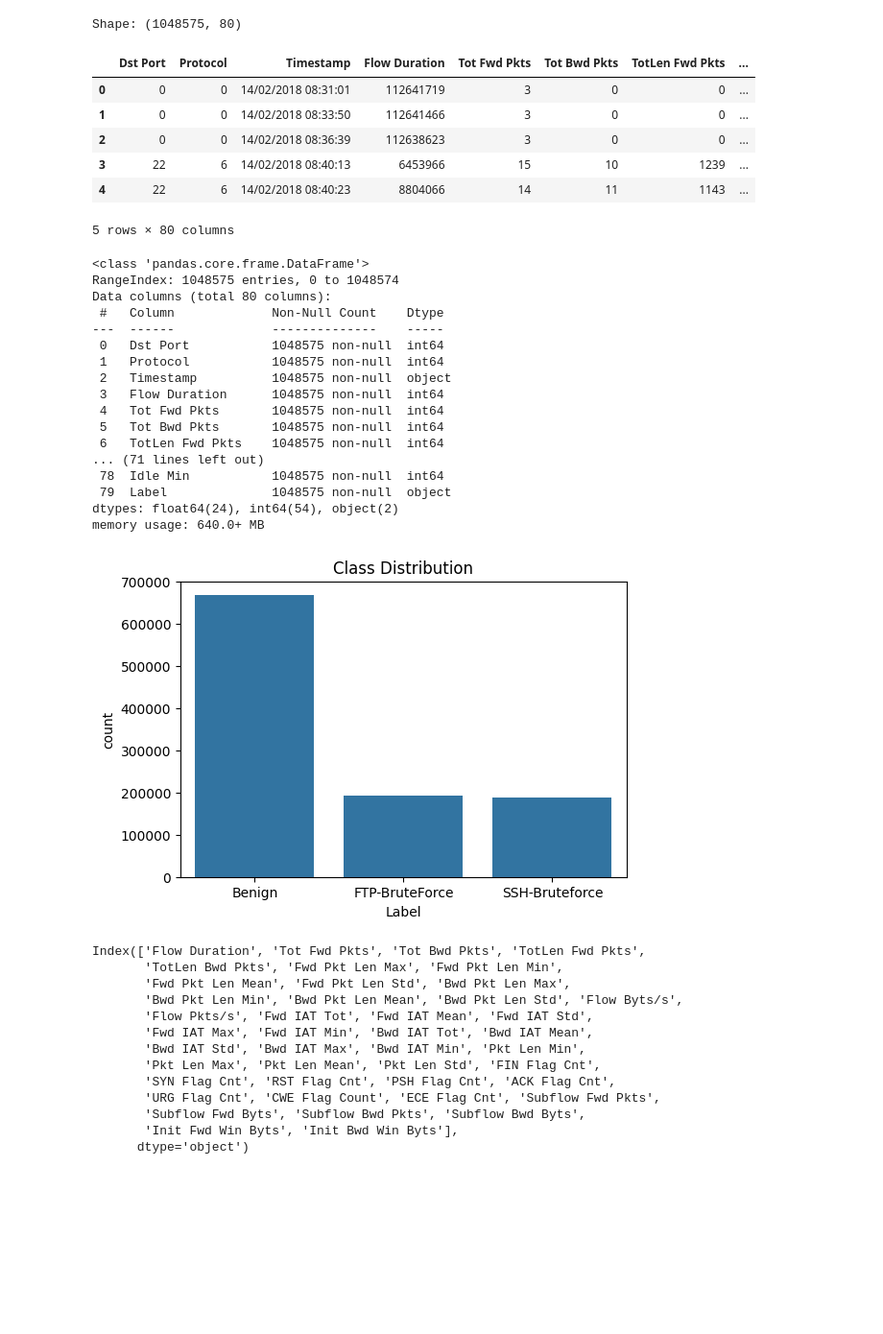
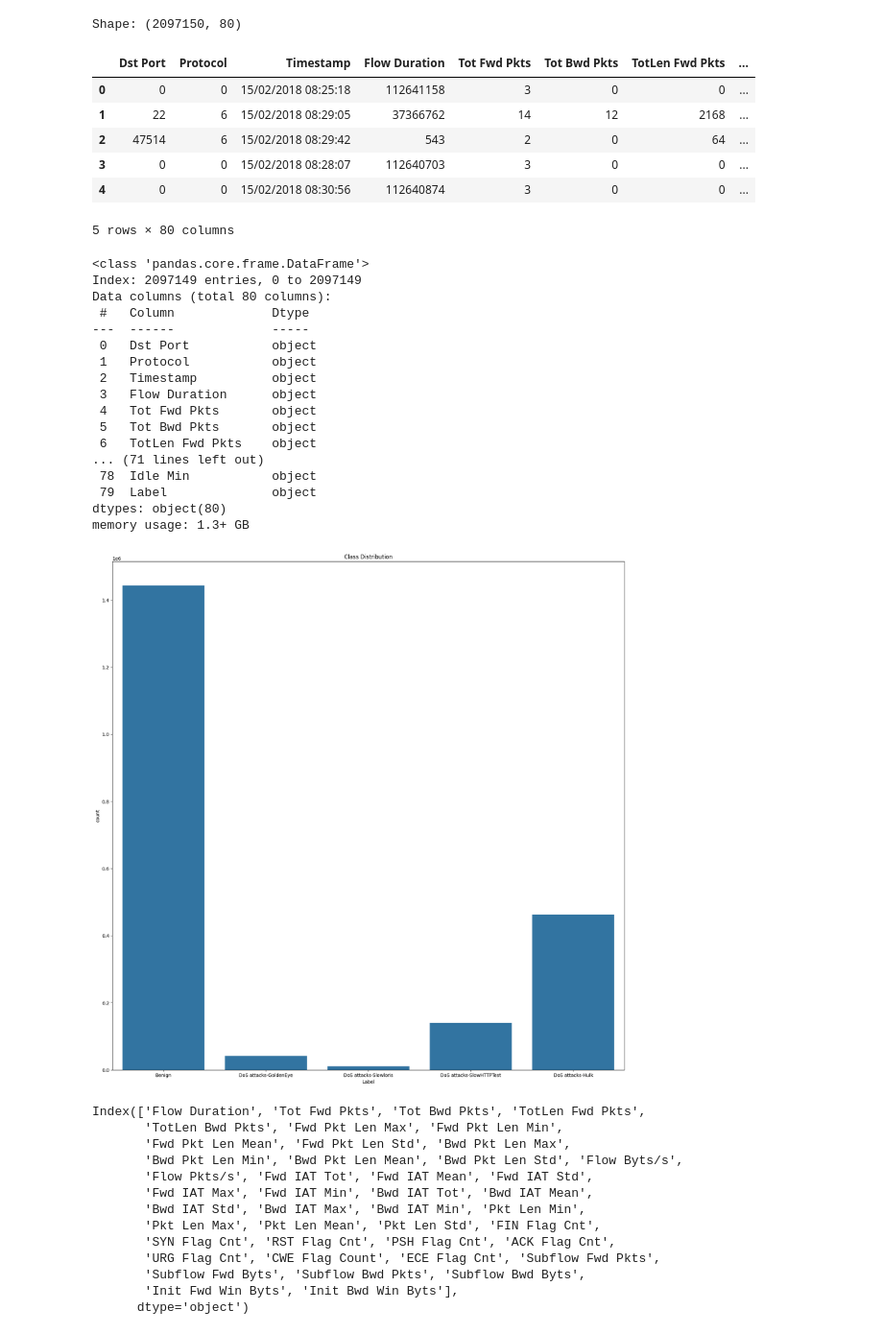
Before and after one commit to Andrew-Dron27/ML_IDS, a Jupyter notebook: IDS_Model.ipynb, the cells around one changed output. Shown at 96% size. Cells and saved outputs as stored; diff of their text form; code cells hidden in the pictures; blank space fills up the shorter version.

Commit message:
added random forest + more DOS data from dataset

```diff
--- a/IDS_Model.ipynb
+++ b/IDS_Model.ipynb
@@ -18,46 +19,53 @@ from sklearn.tree import DecisionTreeClassifier
 #from xgboost import XGBClassifier
 # %%
-data_path = "CSE-CIC-IDS2018/02-14-2018.csv"
+golden_eye_data_path = "CSE-CIC-IDS2018/02-15-2018.csv"
+slow_http_data_path = "CSE-CIC-IDS2018/02-16-2018.csv"
+
 #data_path = "CSE-CIC-IDS2018/02-15-2018.csv"
 #data_path = "sampled_output/sampled_combined.csv"
-dataset = pd.read_csv(data_path)
+golden_eye_dataset = pd.read_csv(golden_eye_data_path)
+slow_http_dataset = pd.read_csv(slow_http_data_path)
+dataset = pd.concat([golden_eye_dataset, slow_http_dataset], ignore_index=True)
 
 print("Shape:", dataset.shape)
 display(dataset.head())
+#one row has a label observation instead of the correct attack attribute
+#thus this takes 10x as long as it should :(
+dataset = dataset[dataset['Label'] != 'Label']
 dataset.info()
 # %% [output]
-Shape: (1048575, 80)
+Shape: (2097150, 80)
 |  | Dst Port | Protocol | Timestamp | Flow Duration | Tot Fwd Pkts | Tot Bwd Pkts | TotLen Fwd Pkts | ... |
-| 0 | 0 | 0 | 14/02/2018 08:31:01 | 112641719 | 3 | 0 | 0 | ... |
-| 1 | 0 | 0 | 14/02/2018 08:33:50 | 112641466 | 3 | 0 | 0 | ... |
-| 2 | 0 | 0 | 14/02/2018 08:36:39 | 112638623 | 3 | 0 | 0 | ... |
-| 3 | 22 | 6 | 14/02/2018 08:40:13 | 6453966 | 15 | 10 | 1239 | ... |
-| 4 | 22 | 6 | 14/02/2018 08:40:23 | 8804066 | 14 | 11 | 1143 | ... |
+| 0 | 0 | 0 | 15/02/2018 08:25:18 | 112641158 | 3 | 0 | 0 | ... |
+| 1 | 22 | 6 | 15/02/2018 08:29:05 | 37366762 | 14 | 12 | 2168 | ... |
+| 2 | 47514 | 6 | 15/02/2018 08:29:42 | 543 | 2 | 0 | 64 | ... |
+| 3 | 0 | 0 | 15/02/2018 08:28:07 | 112640703 | 3 | 0 | 0 | ... |
+| 4 | 0 | 0 | 15/02/2018 08:30:56 | 112640874 | 3 | 0 | 0 | ... |
 5 rows × 80 columns
 <class 'pandas.core.frame.DataFrame'>
-RangeIndex: 1048575 entries, 0 to 1048574
+Index: 2097149 entries, 0 to 2097149
 Data columns (total 80 columns):
- #   Column             Non-Null Count    Dtype
----  ------             --------------    -----
- 0   Dst Port           1048575 non-null  int64
- 1   Protocol           1048575 non-null  int64
- 2   Timestamp          1048575 non-null  object
- 3   Flow Duration      1048575 non-null  int64
- 4   Tot Fwd Pkts       1048575 non-null  int64
- 5   Tot Bwd Pkts       1048575 non-null  int64
- 6   TotLen Fwd Pkts    1048575 non-null  int64
+ #   Column             Dtype
+---  ------             -----
+ 0   Dst Port           object
+ 1   Protocol           object
+ 2   Timestamp          object
+ 3   Flow Duration      object
+ 4   Tot Fwd Pkts       object
+ 5   Tot Bwd Pkts       object
+ 6   TotLen Fwd Pkts    object
 ... (71 lines left out)
- 78  Idle Min           1048575 non-null  int64
- 79  Label              1048575 non-null  object
-dtypes: float64(24), int64(54), object(2)
-memory usage: 640.0+ MB
+ 78  Idle Min           object
+ 79  Label              object
+dtypes: object(80)
+memory usage: 1.3+ GB
 # %%
-plt.figure(figsize=(6,4))
+plt.figure(figsize=(20,20))
 sns.countplot(x=dataset['Label'])
 plt.title("Class Distribution")
 plt.show()
 # %% [output]
-[figure, old version]
+[figure, new version]
 # %%
 drop_cols = ['Dst Port',
              'Protocol',
```
Also changed, not shown: parts of 5 cells of this notebook, 3 other files.
